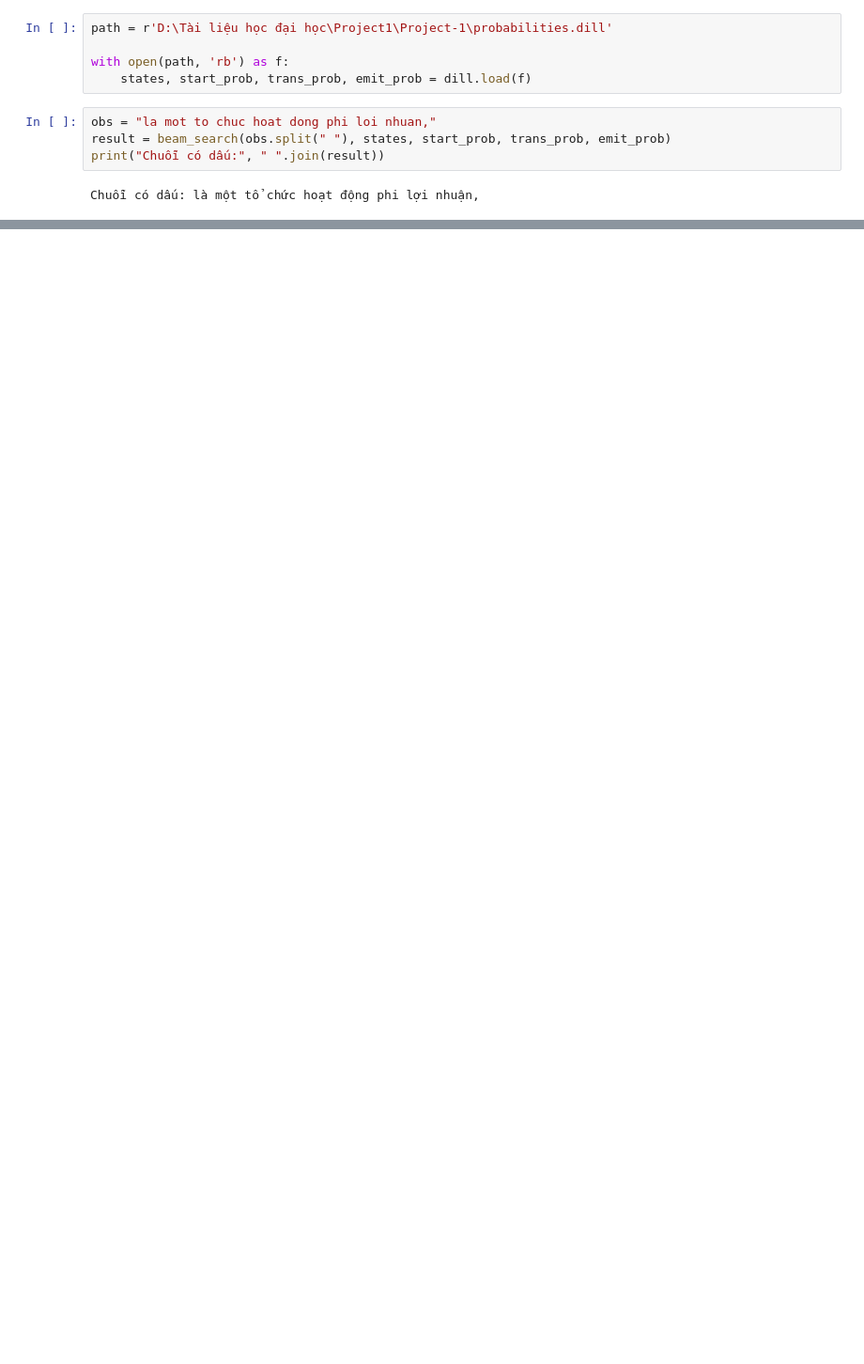
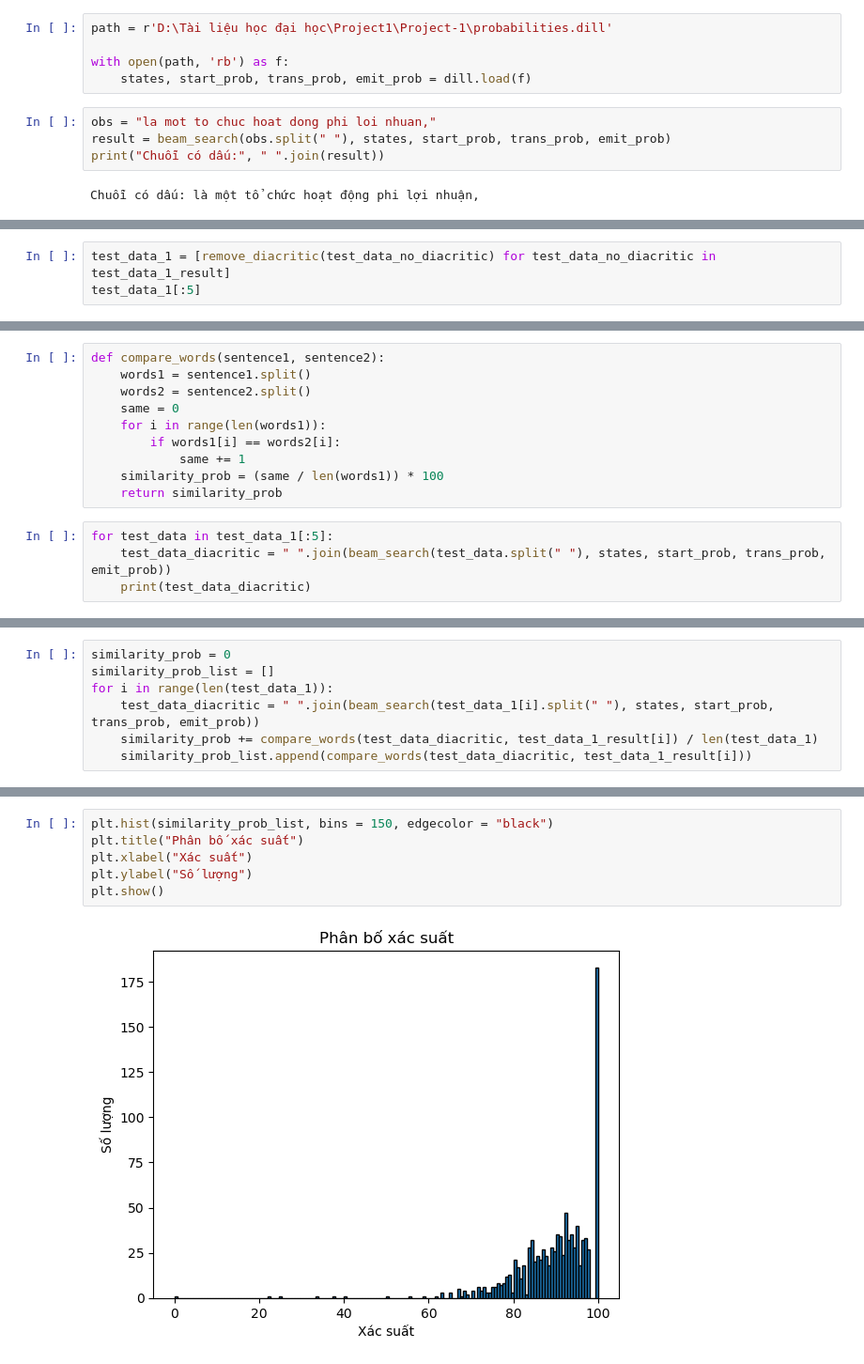
Before and after one commit to kingofnonames/Project-1, a Jupyter notebook: project1.ipynb, the cells around one changed output, grey strips where cells are left out. Shown: that part at 94% size. Drawn from its saved outputs; the diff is of its cells as text; blank space fills up the shorter version.

```diff
--- a/project1.ipynb
+++ b/project1.ipynb
@@ -178,0 +194,3 @@ Chuỗi có dấu: là một tổ chức hoạt động phi lợi nhuận,
+# %%
+test_data_1 = [remove_diacritic(test_data_no_diacritic) for test_data_no_diacritic in test_data_1_result]
+test_data_1[:5]
@@ -178,0 +203,14 @@ Chuỗi có dấu: là một tổ chức hoạt động phi lợi nhuận,
+# %%
+def compare_words(sentence1, sentence2):
+    words1 = sentence1.split()
+    words2 = sentence2.split()
+    same = 0
+    for i in range(len(words1)):
+        if words1[i] == words2[i]:
+            same += 1
+    similarity_prob = (same / len(words1)) * 100
+    return similarity_prob
+# %%
+for test_data in test_data_1[:5]:
+    test_data_diacritic = " ".join(beam_search(test_data.split(" "), states, start_prob, trans_prob, emit_prob))
+    print(test_data_diacritic)
@@ -178,0 +223,7 @@ Chuỗi có dấu: là một tổ chức hoạt động phi lợi nhuận,
+# %%
+similarity_prob = 0
+similarity_prob_list = []
+for i in range(len(test_data_1)):
+    test_data_diacritic = " ".join(beam_search(test_data_1[i].split(" "), states, start_prob, trans_prob, emit_prob))
+    similarity_prob += compare_words(test_data_diacritic, test_data_1_result[i]) / len(test_data_1)
+    similarity_prob_list.append(compare_words(test_data_diacritic, test_data_1_result[i]))
@@ -178,0 +264,8 @@ Chuỗi có dấu: là một tổ chức hoạt động phi lợi nhuận,
+# %%
+plt.hist(similarity_prob_list, bins = 150, edgecolor = "black")
+plt.title("Phân bố xác suất")
+plt.xlabel("Xác suất")
+plt.ylabel("Số lượng")
+plt.show()
+# %% [output]
+[figure, added]
```
Also changed, not shown: parts of 24 cells of this notebook.
